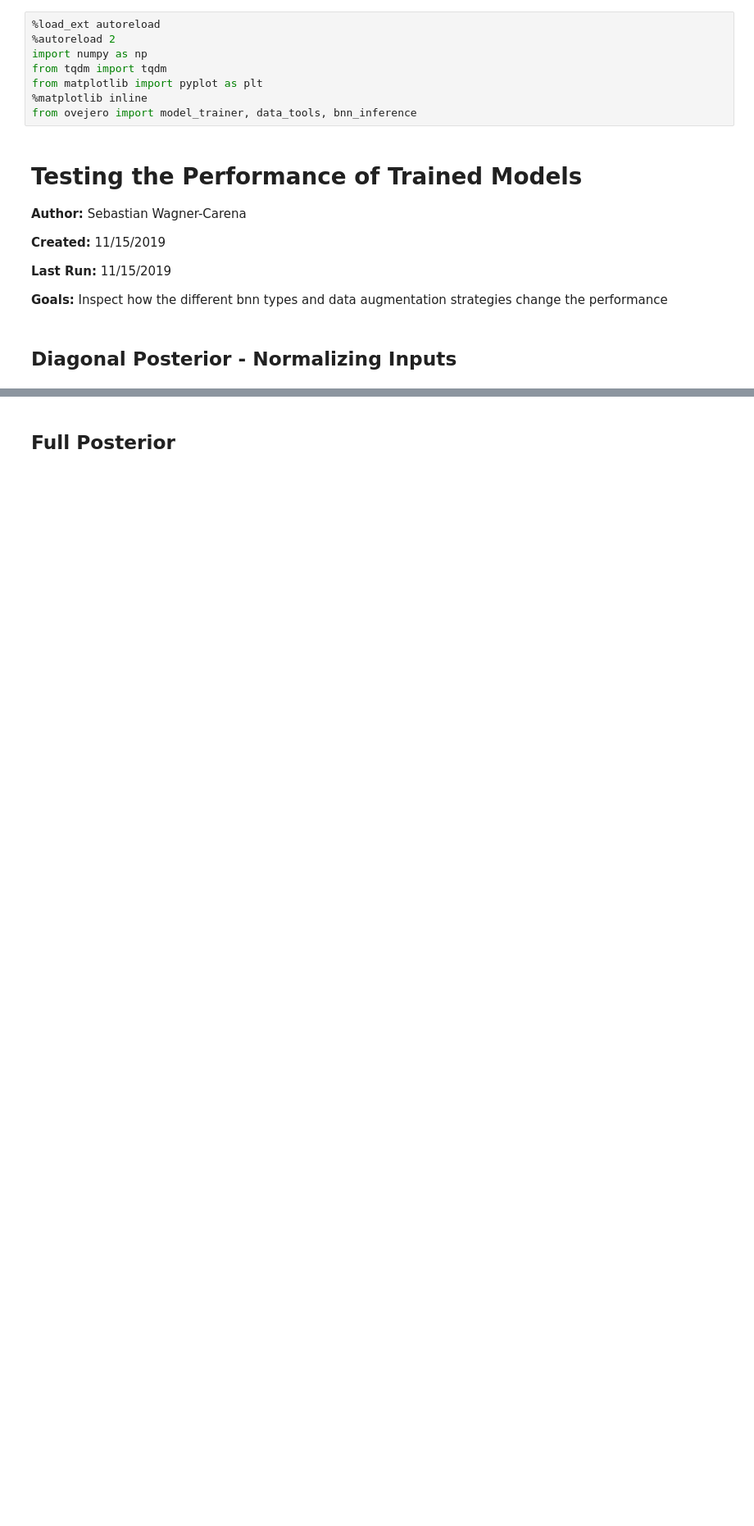
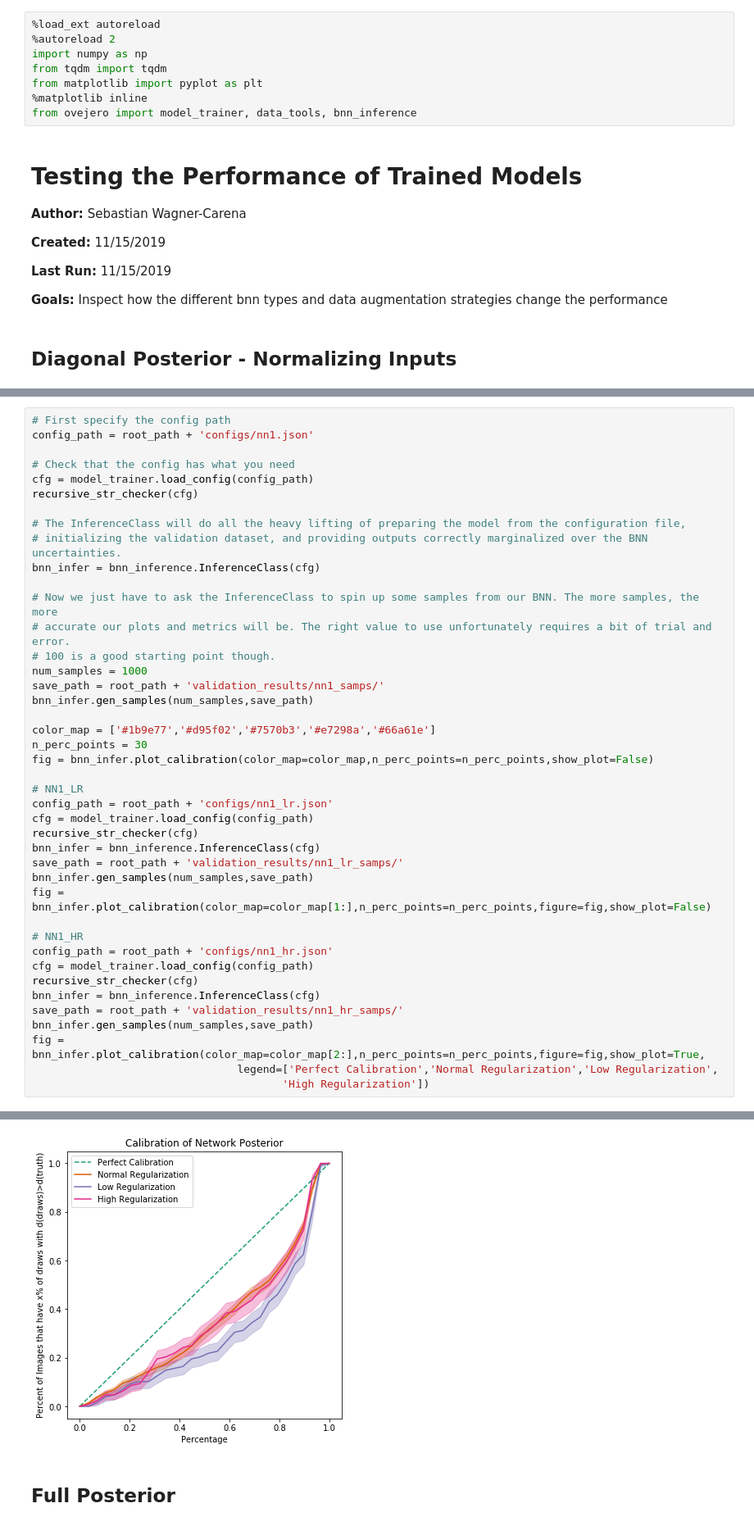
Before and after one commit to swagnercarena/ovejero, a Jupyter notebook: models/Model_Inference.ipynb, the cells around one changed output, grey strips where cells are left out. Shown at 82% size. Saved outputs shown, nothing was run; the diff lists cells and outputs as text; blank space fills up the shorter version.

Commit message:
added an even higher regularization json file

```diff
--- a/models/Model_Inference.ipynb
+++ b/models/Model_Inference.ipynb
@@ -93,0 +94,43 @@ fig = bnn_infer.plot_calibration(color_map=color_map,n_perc_points=n_perc_points
+# %%
+# First specify the config path
+config_path = root_path + 'configs/nn1.json'
+
+# Check that the config has what you need
+cfg = model_trainer.load_config(config_path)
+recursive_str_checker(cfg)
+
+# The InferenceClass will do all the heavy lifting of preparing the model from the configuration file,
+# initializing the validation dataset, and providing outputs correctly marginalized over the BNN uncertainties.
+bnn_infer = bnn_inference.InferenceClass(cfg)
+
+# Now we just have to ask the InferenceClass to spin up some samples from our BNN. The more samples, the more
+# accurate our plots and metrics will be. The right value to use unfortunately requires a bit of trial and error.
+# 100 is a good starting point though.
+num_samples = 1000
+save_path = root_path + 'validation_results/nn1_samps/'
+bnn_infer.gen_samples(num_samples,save_path)
+
+color_map = ['#1b9e77','#d95f02','#7570b3','#e7298a','#66a61e']
+n_perc_points = 30
+fig = bnn_infer.plot_calibration(color_map=color_map,n_perc_points=n_perc_points,show_plot=False)
+
+# NN1_LR
+config_path = root_path + 'configs/nn1_lr.json'
+cfg = model_trainer.load_config(config_path)
+recursive_str_checker(cfg)
+bnn_infer = bnn_inference.InferenceClass(cfg)
+save_path = root_path + 'validation_results/nn1_lr_samps/'
+bnn_infer.gen_samples(num_samples,save_path)
+fig = bnn_infer.plot_calibration(color_map=color_map[1:],n_perc_points=n_perc_points,figure=fig,show_plot=False)
+
+# NN1_HR
+config_path = root_path + 'configs/nn1_hr.json'
+cfg = model_trainer.load_config(config_path)
+recursive_str_checker(cfg)
+bnn_infer = bnn_inference.InferenceClass(cfg)
+save_path = root_path + 'validation_results/nn1_hr_samps/'
+bnn_infer.gen_samples(num_samples,save_path)
+fig = bnn_infer.plot_calibration(color_map=color_map[2:],n_perc_points=n_perc_points,figure=fig,show_plot=True,
+                                legend=['Perfect Calibration','Normal Regularization','Low Regularization',
+                                       'High Regularization'])
+# %% [output]
@@ -94,3 +146,4 @@ fig = bnn_infer.plot_calibration(color_map=color_map,n_perc_points=n_perc_points
+[figure, added]
 # %% [markdown]
 ## Full Posterior
 # %%
```
Also changed, not shown: parts of 7 cells of this notebook, 3 other files.
